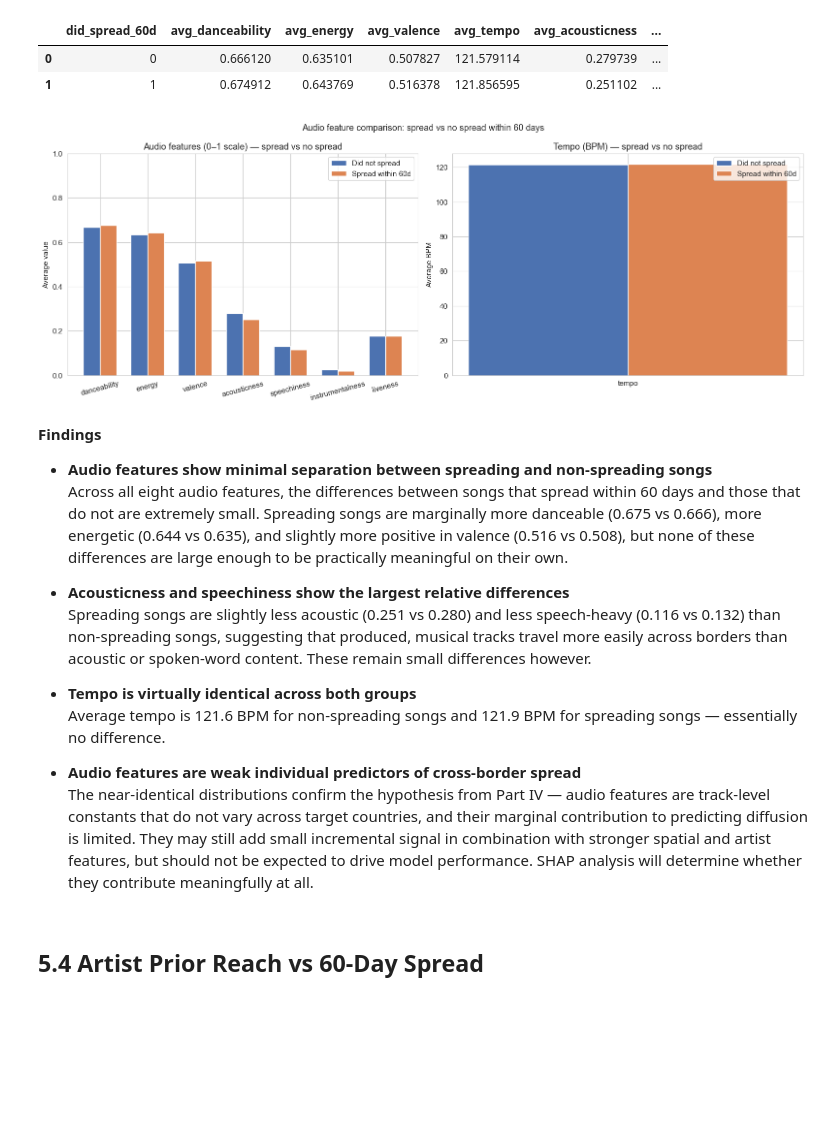
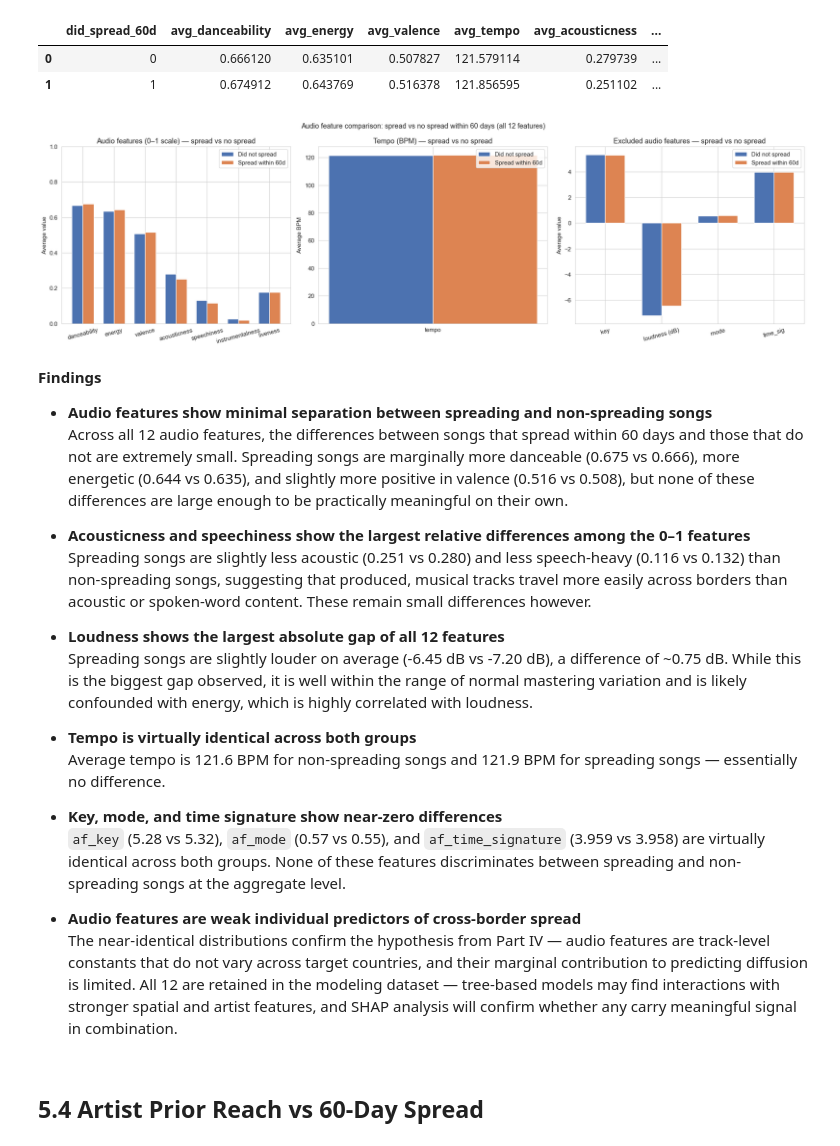
Before and after one commit to mchlkan/ML_Group_AB, a Jupyter notebook: notebooks/02_EDA.ipynb, the cells around one changed output. Cells and saved outputs as stored; diff of their text form; code cells hidden in the pictures; blank space fills up the shorter version.

```diff
--- a/notebooks/02_EDA.ipynb
+++ b/notebooks/02_EDA.ipynb
@@ -2478,7 +2566,8 @@ audio_summary_df
 |  | af_danceability | af_energy | af_valence | af_tempo | af_acousticness | af_speechiness | ... |
 | 0 | 0.686441 | 0.645291 | 0.525679 | 121.085674 | 0.256644 | 0.108095 | ... |
 # %%
-# Create a track-level dataset with average audio feature values across all chart entries for each track to analyze how a song's overall audio profile relates to its diffusion patterns, while minimizing the impact of missing audio feature values in specific chart entries
+# Create a track-level dataset with audio feature values for each track.
+# Uses MIN() as a simple dedup — audio features are constant per track.
 
 track_audio_df = q("""
 SELECT
@@ -2490,7 +2579,11 @@ SELECT
     MIN(af_acousticness) AS af_acousticness,
     MIN(af_speechiness) AS af_speechiness,
     MIN(af_instrumentalness) AS af_instrumentalness,
-    MIN(af_liveness) AS af_liveness
+    MIN(af_liveness) AS af_liveness,
+    MIN(af_key) AS af_key,
+    MIN(af_loudness) AS af_loudness,
+    MIN(af_mode) AS af_mode,
+    MIN(af_time_signature) AS af_time_signature
 FROM local_top200
 GROUP BY track_id
 """)
@@ -3174,8 +3286,7 @@ plot_bar(
 ## 5.3 Audio Features vs 60-Day Spread
 # %%
 # Compare distribution of each audio feature for songs that spread vs did not spread
-# within 60 days. Uses the track-level audio dataframe built in section 4.4
-# joined with the 60-day spread label.
+# within 60 days. Includes all 12 audio features for completeness.
 
 audio_spread_df = q("""
 WITH spread_60d AS (
@@ -3203,6 +3314,10 @@ SELECT
     AVG(af_speechiness) AS avg_speechiness,
     AVG(af_instrumentalness) AS avg_instrumentalness,
     AVG(af_liveness) AS avg_liveness,
+    AVG(af_key) AS avg_key,
+    AVG(af_loudness) AS avg_loudness,
+    AVG(af_mode) AS avg_mode,
+    AVG(af_time_signature) AS avg_time_signature,
     COUNT(*) AS n_tracks
 FROM spread_60d s
 JOIN track_audio_df t
@@ -3217,9 +3332,10 @@ audio_spread_df
 | 0 | 0 | 0.666120 | 0.635101 | 0.507827 | 121.579114 | 0.279739 | ... |
 | 1 | 1 | 0.674912 | 0.643769 | 0.516378 | 121.856595 | 0.251102 | ... |
 # %%
-# Plot audio features split into two panels:
+# Plot audio features split into three panels:
 # Panel 1: 0-1 scaled features
 # Panel 2: tempo separately (0-220 scale)
+# Panel 3: additional features (key, loudness, mode, time_signature) on separate scales
 
 features_0_1 = [
     "avg_danceability", "avg_energy", "avg_valence",
@@ -3229,52 +3345,74 @@ labels_0_1 = [f.replace("avg_", "") for f in features_0_1]
 
 spread_0_1 = audio_spread_df[audio_spread_df["did_spread_60d"] == 1][features_0_1].values[0]
 no_spread_0_1 = audio_spread_df[audio_spread_df["did_spread_60d"] == 0][features_0_1].values[0]
 
 spread_tempo = audio_spread_df[audio_spread_df["did_spread_60d"] == 1]["avg_tempo"].values[0]
 no_spread_tempo = audio_spread_df[audio_spread_df["did_spread_60d"] == 0]["avg_tempo"].values[0]
 
-fig, axes = plt.subplots(1, 2, figsize=(16, 6))
+# Extra features
+extra_features = ["avg_key", "avg_loudness", "avg_mode", "avg_time_signature"]
+extra_labels = ["key", "loudness (dB)", "mode", "time_sig"]
+spread_extra = audio_spread_df[audio_spread_df["did_spread_60d"] == 1][extra_features].values[0]
+no_spread_extra = audio_spread_df[audio_spread_df["did_spread_60d"] == 0][extra_features].values[0]
+
+fig, axes = plt.subplots(1, 3, figsize=(20, 6))
 width = 0.35
 
 # Panel 1: 0-1 features
 x = range(len(labels_0_1))
 axes[0].bar([i - width/2 for i in x], no_spread_0_1, width, label="Did not spread", color="#4C72B0")
 axes[0].bar([i + width/2 for i in x], spread_0_1, width, label="Spread within 60d", color="#DD8452")
 axes[0].set_xticks(list(x))
 axes[0].set_xticklabels(labels_0_1, rotation=15)
-axes[0].set_title("Audio features (0–1 scale) — spread vs no spread")
+axes[0].set_title("Audio features (0\u20131 scale) \u2014 spread vs no spread")
 axes[0].set_ylabel("Average value")
 axes[0].set_ylim(0, 1)
 axes[0].legend()
 
 # Panel 2: tempo
 axes[1].bar([0 - width/2], [no_spread_tempo], width, label="Did not spread", color="#4C72B0")
 axes[1].bar([0 + width/2], [spread_tempo], width, label="Spread within 60d", color="#DD8452")
 axes[1].set_xticks([0])
 axes[1].set_xticklabels(["tempo"])
-axes[1].set_title("Tempo (BPM) — spread vs no spread")
+axes[1].set_title("Tempo (BPM) \u2014 spread vs no spread")
 axes[1].set_ylabel("Average BPM")
 axes[1].legend()
 
-plt.suptitle("Audio feature comparison: spread vs no spread within 60 days", fontsize=13)
+# Panel 3: additional features (different scales)
+x3 = range(len(extra_labels))
+axes[2].bar([i - width/2 for i in x3], no_spread_extra, width, label="Did not spread", color="#4C72B0")
+axes[2].bar([i + width/2 for i in x3], spread_extra, width, label="Spread within 60d", color="#DD8452")
+axes[2].set_xticks(list(x3))
+axes[2].set_xticklabels(extra_labels, rotation=15)
+axes[2].set_title("Excluded audio features \u2014 spread vs no spread")
+axes[2].set_ylabel("Average value")
+axes[2].legend()
+
+plt.suptitle("Audio feature comparison: spread vs no spread within 60 days (all 12 features)", fontsize=13)
 plt.tight_layout()
 plt.show()
 # %% [output]
-[figure, old version]
+[figure, new version]
 # %% [markdown]
 **Findings**
 
 - **Audio features show minimal separation between spreading and non-spreading songs**
-  Across all eight audio features, the differences between songs that spread within 60 days and those that do not are extremely small. Spreading songs are marginally more danceable (0.675 vs 0.666), more energetic (0.644 vs 0.635), and slightly more positive in valence (0.516 vs 0.508), but none of these differences are large enough to be practically meaningful on their own.
+  Across all 12 audio features, the differences between songs that spread within 60 days and those that do not are extremely small. Spreading songs are marginally more danceable (0.675 vs 0.666), more energetic (0.644 vs 0.635), and slightly more positive in valence (0.516 vs 0.508), but none of these differences are large enough to be practically meaningful on their own.
 
-- **Acousticness and speechiness show the largest relative differences**
+- **Acousticness and speechiness show the largest relative differences among the 0–1 features**
   Spreading songs are slightly less acoustic (0.251 vs 0.280) and less speech-heavy (0.116 vs 0.132) than non-spreading songs, suggesting that produced, musical tracks travel more easily across borders than acoustic or spoken-word content. These remain small differences however.
+
+- **Loudness shows the largest absolute gap of all 12 features**
+  Spreading songs are slightly louder on average (-6.45 dB vs -7.20 dB), a difference of ~0.75 dB. While this is the biggest gap observed, it is well within the range of normal mastering variation and is likely confounded with energy, which is highly correlated with loudness.
 
 - **Tempo is virtually identical across both groups**
   Average tempo is 121.6 BPM for non-spreading songs and 121.9 BPM for spreading songs — essentially no difference.
 
+- **Key, mode, and time signature show near-zero differences**
+  `af_key` (5.28 vs 5.32), `af_mode` (0.57 vs 0.55), and `af_time_signature` (3.959 vs 3.958) are virtually identical across both groups. None of these features discriminates between spreading and non-spreading songs at the aggregate level.
+
 - **Audio features are weak individual predictors of cross-border spread**
-  The near-identical distributions confirm the hypothesis from Part IV — audio features are track-level constants that do not vary across target countries, and their marginal contribution to predicting diffusion is limited. They may still add small incremental signal in combination with stronger spatial and artist features, but should not be expected to drive model performance. SHAP analysis will determine whether they contribute meaningfully at all.
+  The near-identical distributions confirm the hypothesis from Part IV — audio features are track-level constants that do not vary across target countries, and their marginal contribution to predicting diffusion is limited. All 12 are retained in the modeling dataset — tree-based models may find interactions with stronger spatial and artist features, and SHAP analysis will confirm whether any carry meaningful signal in combination.
 # %% [markdown]
 ## 5.4 Artist Prior Reach vs 60-Day Spread
 # %%
```
Also changed, not shown: parts of 43 cells of this notebook, 1 other file.
